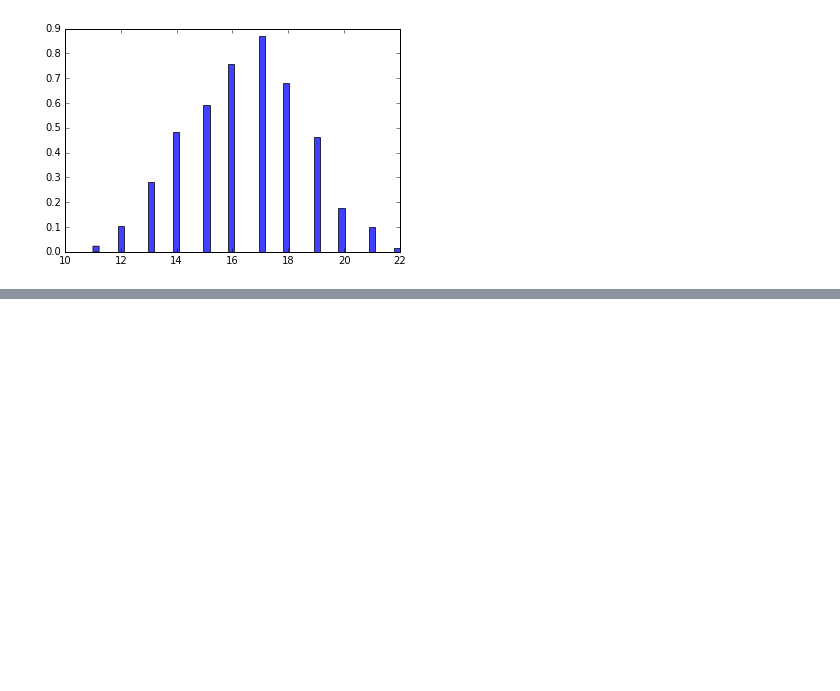
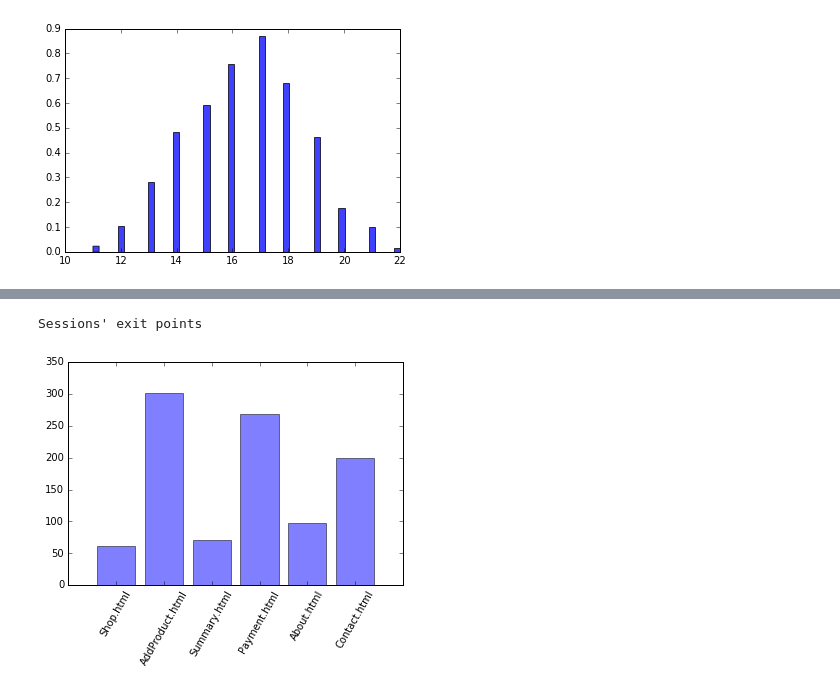
Before and after one commit to Bartosz-Gorka-Archive/information_retrieval_put_poznan_2018, a Jupyter notebook: Exercise_10/Exercise_10.ipynb, the cells around one changed output, grey strips where cells are left out. Cells and saved outputs as stored; diff of their text form; code cells hidden in the pictures; blank space fills up the shorter version.

Commit message:
Task 8 - exit page graph

```diff
--- a/Exercise_10/Exercise_10.ipynb
+++ b/Exercise_10/Exercise_10.ipynb
@@ -234,0 +235,14 @@ Sessions' entry points
+# %%
+# Task 8 - which web page is the most common departure point?
+sessions_exit_points = np.zeros(len(PAGES))
+for session in SESSIONS:
+    pageID = PAGES.index(session.requests[-1].page)
+    sessions_exit_points[pageID] += 1
+
+x_axis = np.arange(len(PAGES))
+plt.bar(x_axis, sessions_exit_points, align='center', alpha=0.5)
+plt.xticks(x_axis, PAGES, rotation=60)
+print('Sessions\' exit points')
+# %% [output]
+Sessions' exit points
+[figure, added]
```
Also changed, not shown: parts of 2 cells of this notebook.
